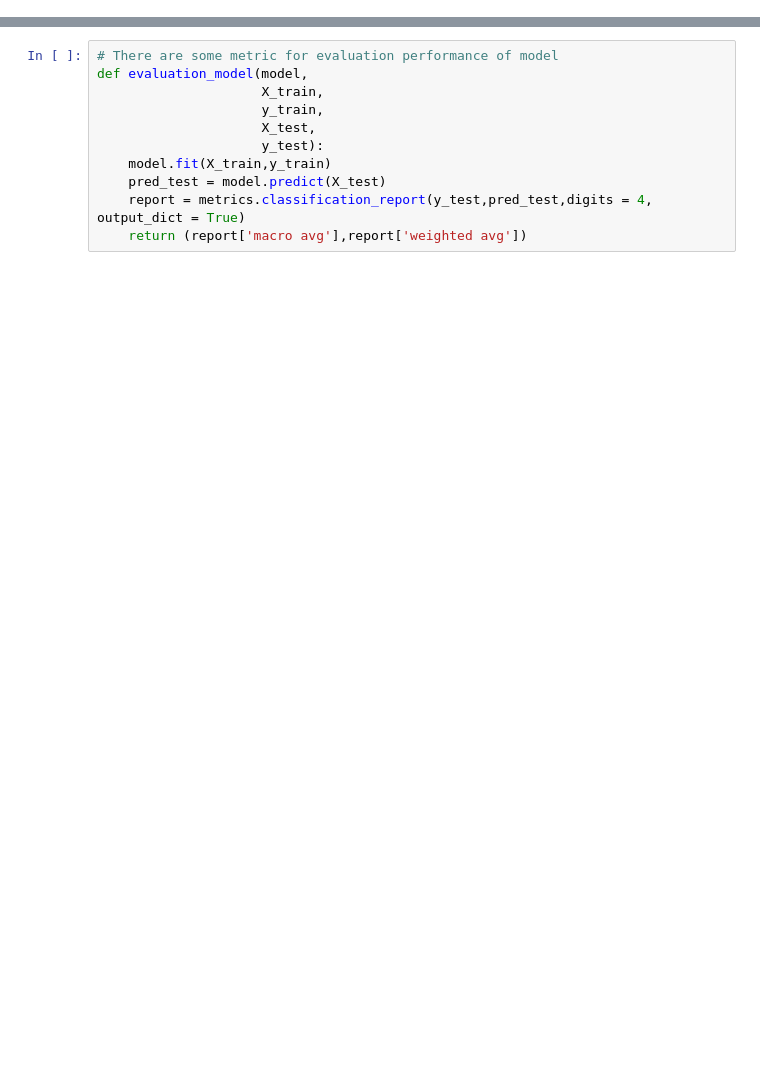
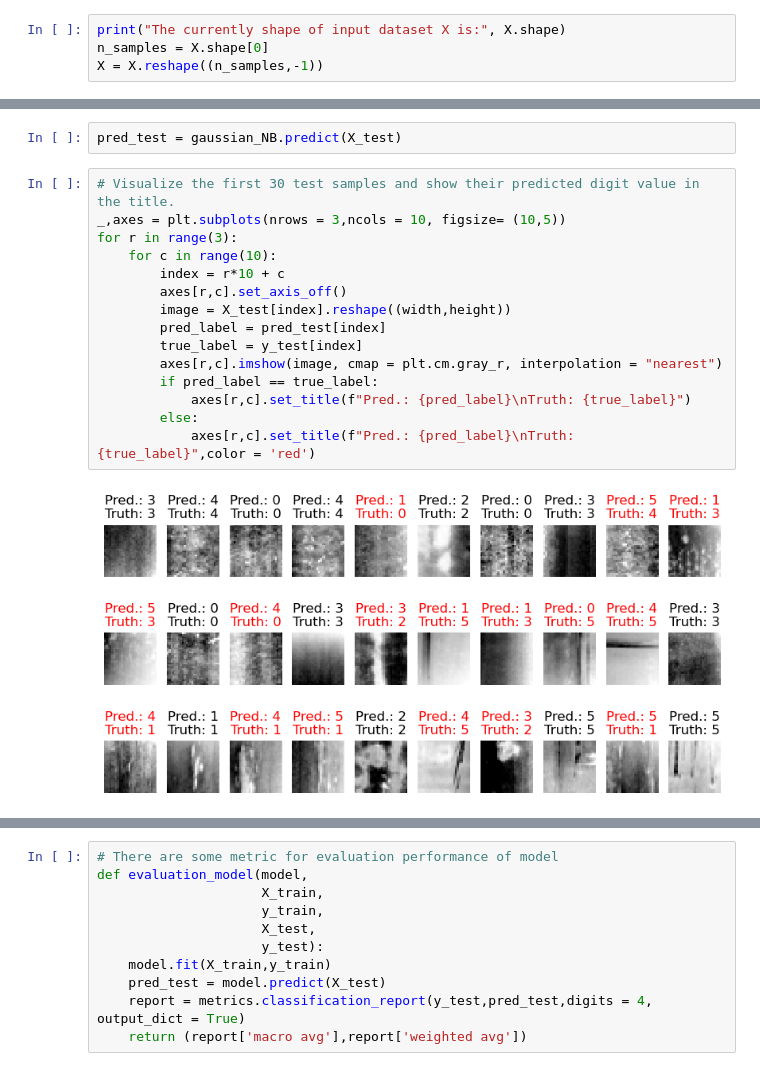
Before and after one commit to clee74/AI_Class, a Jupyter notebook: P1_Supervised/S1_Classification/Demonstration/Demo_3_NaiveBayes.ipynb, the cells around one changed output, grey strips where cells are left out. Saved outputs shown, nothing was run; the diff lists cells and outputs as text; blank space fills up the shorter version.

```diff
--- a/P1_Supervised/S1_Classification/Demonstration/Demo_3_NaiveBayes.ipynb
+++ b/P1_Supervised/S1_Classification/Demonstration/Demo_3_NaiveBayes.ipynb
@@ -138,0 +146,4 @@ print(report["weighted avg"])
+# %%
+print("The currently shape of input dataset X is:", X.shape)
+n_samples = X.shape[0]
+X = X.reshape((n_samples,-1))
@@ -138,0 +183,19 @@ print(report["weighted avg"])
+# %%
+pred_test = gaussian_NB.predict(X_test)
+# %%
+# Visualize the first 30 test samples and show their predicted digit value in the title.
+_,axes = plt.subplots(nrows = 3,ncols = 10, figsize= (10,5))
+for r in range(3):
+    for c in range(10):
+        index = r*10 + c
+        axes[r,c].set_axis_off()
+        image = X_test[index].reshape((width,height))
+        pred_label = pred_test[index]
+        true_label = y_test[index]
+        axes[r,c].imshow(image, cmap = plt.cm.gray_r, interpolation = "nearest")
+        if pred_label == true_label:
+            axes[r,c].set_title(f"Pred.: {pred_label}\nTruth: {true_label}")
+        else:
+            axes[r,c].set_title(f"Pred.: {pred_label}\nTruth: {true_label}",color = 'red')
+# %% [output]
+[figure, added]
```
Also changed, not shown: parts of 57 cells of this notebook, 5 other files.
